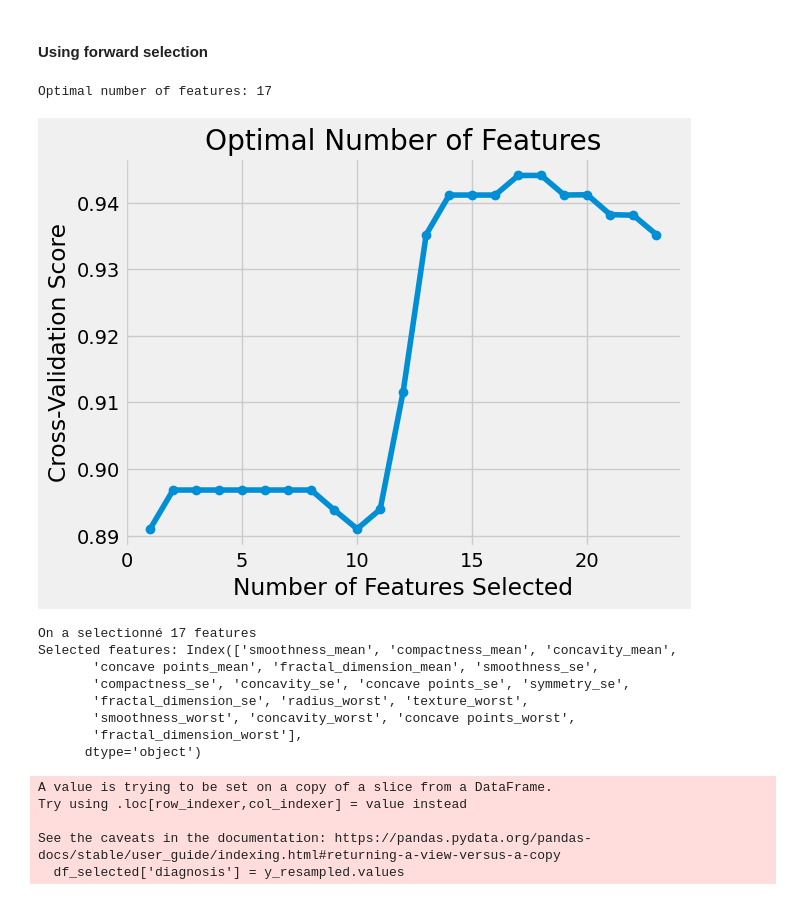
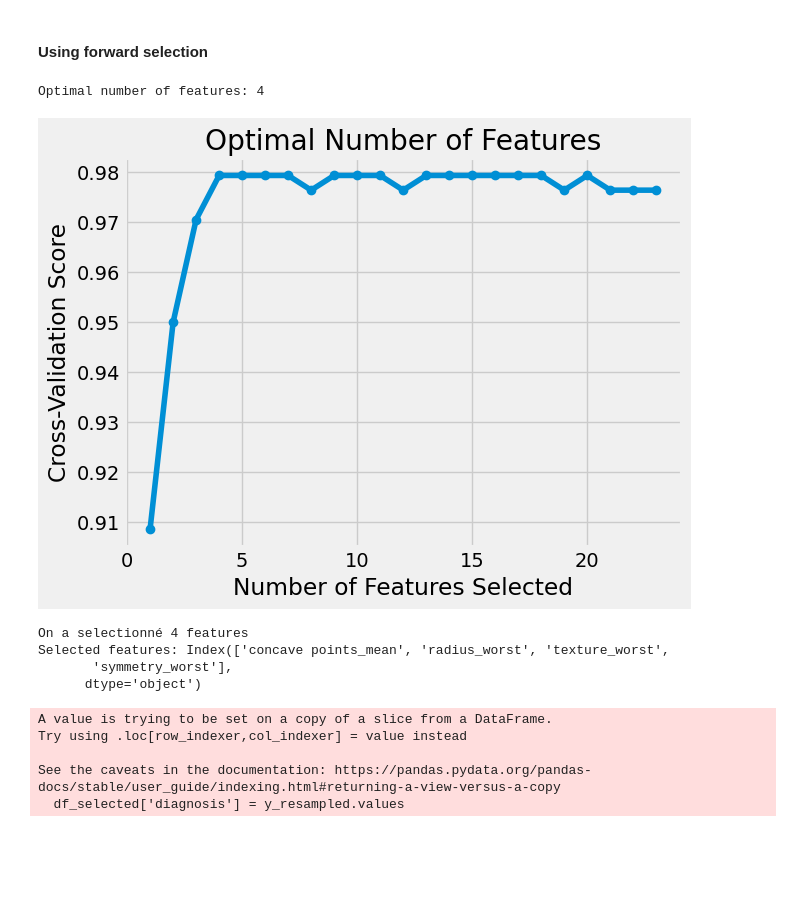
Before and after one commit to Feinst69/building-perceptron, a Jupyter notebook: data_analysis_prep.ipynb, the cells around one changed output. Drawn from its saved outputs; the diff is of its cells as text; code cells hidden in the pictures; blank space fills up the shorter version.

Commit message:
[update] turun the target into booléan

```diff
--- a/data_analysis_prep.ipynb
+++ b/data_analysis_prep.ipynb
@@ -254,5 +267,8 @@ undersampler = RandomUnderSampler()
 
 # Apply undersampling to your dataset
 df_resampled, y_resampled = undersampler.fit_resample(df, y)
+
+# Transforming diagnos into Boolean
+y_resampled = y_resampled.map({'M': 1, 'B': 0})
 y_resampled.value_counts().to_frame().T
 # %% [output]
@@ -333,0 +362,5 @@ for feature in more_features_to_plot:
+# %%
+# Scaling the data
+df_resampled_scaled = StandardScaler().fit_transform(df_resampled)
+df_resampled_scaled = pd.DataFrame(df_resampled_scaled, columns=df_resampled.columns)
+df_resampled_scaled.head()
@@ -336,40 +377,40 @@ for feature in more_features_to_plot:
 # %%
 # Instantiate the logistic regression model
 # Split the resampled data into training and testing sets
-X_train, X_test, y_train, y_test = train_test_split(df_resampled.drop(columns=['diagnosis']), y_resampled, test_size=0.2, random_state=42)
+X_train, X_test, y_train, y_test = train_test_split(df_resampled_scaled, y_resampled, test_size=0.2, random_state=42)
 
 # Instantiate the logistic regression model
 clf = LogisticRegression(solver='liblinear', max_iter=1000)
 
 # Track performance for each number of features
 scores = []
 feature_counts = list(range(1, X_train.shape[1] ))
 
 # Loop through each possible number of features
 for k in feature_counts:
     selector = SequentialFeatureSelector(clf, n_features_to_select=k, direction='forward', cv=5)
     selector.fit(X_train, y_train)
     # Evaluate model performance with cross-validation
     score = cross_val_score(clf, selector.transform(X_train), y_train, cv=5).mean()
     scores.append(score)
 
 # Plot the results
 plt.plot(feature_counts, scores, marker='o')
 plt.xlabel('Number of Features Selected')
 plt.ylabel('Cross-Validation Score')
 plt.title('Optimal Number of Features')
-plt.savefig('figures/features selection.png')
+# plt.savefig('figures/features selection.png')
 
 # Find the optimal number of features
 optimal_num_features = feature_counts[scores.index(max(scores))]
 print("Optimal number of features:", optimal_num_features)
 # %% [output]
-Optimal number of features: 17
+Optimal number of features: 4
-[figure, old version]
+[figure, new version]
 # %%
 # Selecting the 17 features
 # Apply forward feature selection
-selector = SequentialFeatureSelector(clf, n_features_to_select=17, direction='forward', cv=5)
+selector = SequentialFeatureSelector(clf, n_features_to_select=4, direction='forward', cv=5)
 selector.fit(X_train, y_train)
 
 # Get the selected feature names
@@ -378,13 +419,9 @@ selected_features = X_train.columns[selector.get_support()]
 print(f'On a selectionné {len(selected_features)} features')
 print("Selected features:", selected_features)
 # %% [output]
-On a selectionné 17 features
-Selected features: Index(['smoothness_mean', 'compactness_mean', 'concavity_mean',
-       'concave points_mean', 'fractal_dimension_mean', 'smoothness_se',
-       'compactness_se', 'concavity_se', 'concave points_se', 'symmetry_se',
-       'fractal_dimension_se', 'radius_worst', 'texture_worst',
-       'smoothness_worst', 'concavity_worst', 'concave points_worst',
-       'fractal_dimension_worst'],
+On a selectionné 4 features
+Selected features: Index(['concave points_mean', 'radius_worst', 'texture_worst',
+       'symmetry_worst'],
       dtype='object')
 # %%
 # Save the columns related to the selected_features and the target y in a csv file
```
Also changed, not shown: parts of 13 cells of this notebook.
